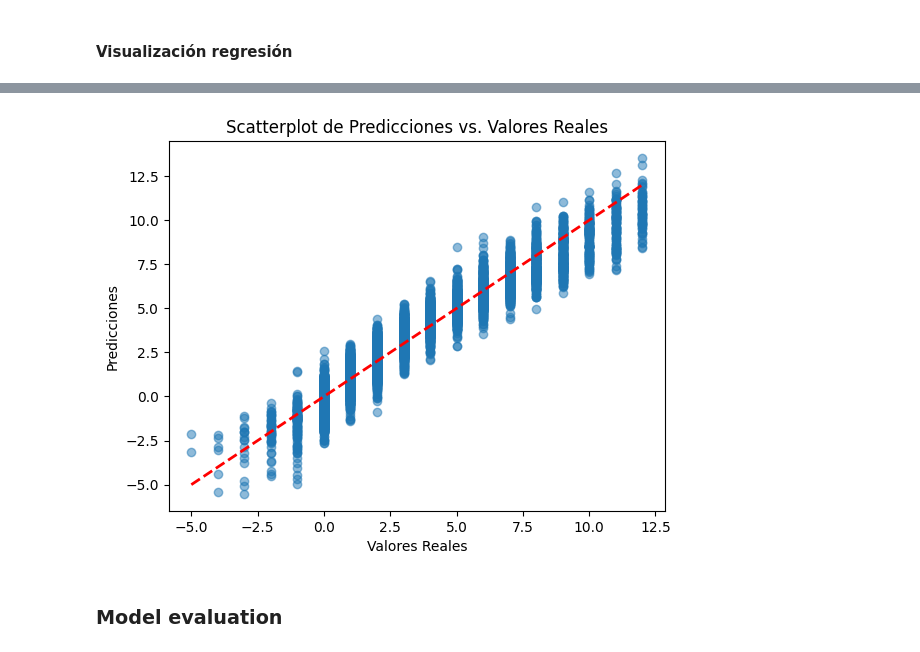
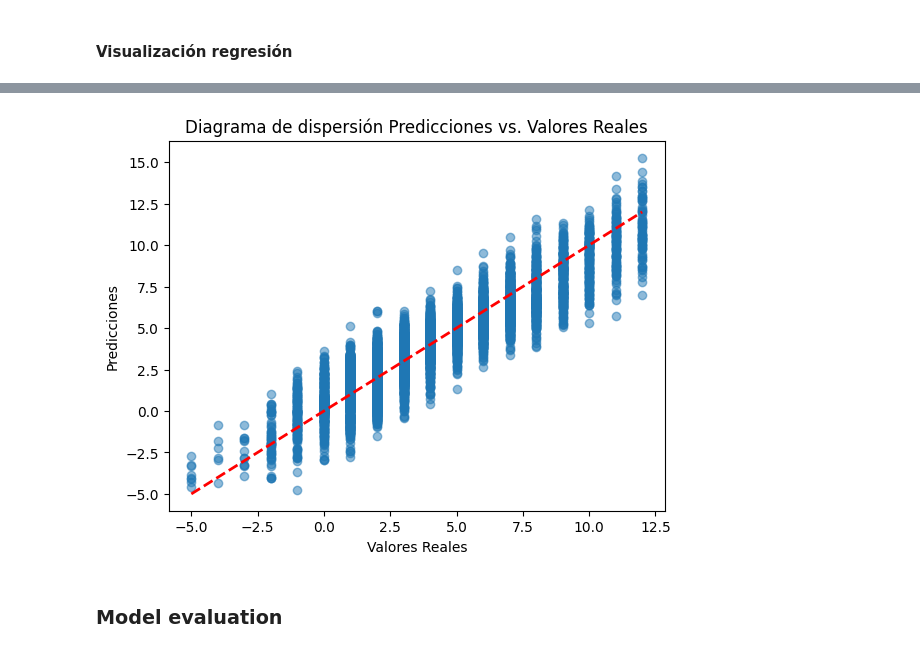
Before and after one commit to fernandez-a/La-liga-fantasy-predictor, a Jupyter notebook: la_liga/notebooks/02_train_test_mode.ipynb, the cells around one changed output, grey strips where cells are left out. Cells and saved outputs as stored; diff of their text form; code cells hidden in the pictures.

```diff
--- a/la_liga/notebooks/02_train_test_mode.ipynb
+++ b/la_liga/notebooks/02_train_test_mode.ipynb
@@ -36,7 +47,7 @@ for num_matchweeks in [3, 5, 10]:
 rolling_avg_all = pd.concat(rolling_avgs, axis=1)
 
 
-efficiency_metrics = filtered_data.copy()
+efficiency_metrics = all_seasons_data.copy()
 efficiency_metrics['goals_per_min'] = efficiency_metrics['g'] / efficiency_metrics['mins'].replace(0, 1)
 efficiency_metrics['assists_per_min'] = efficiency_metrics['ga'] / efficiency_metrics['mins'].replace(0, 1)
 efficiency_metrics['recoveries_per_game'] = efficiency_metrics['br'] / efficiency_metrics['mins'].replace(0, 1) * 90
@@ -143,14 +164,14 @@ lr_r2 = r2_score(y_test, lr_predictions)
 # %%
 plt.scatter(y_test, lr_predictions, alpha=0.5)
 
 plt.plot([min(y_test), max(y_test)], [min(y_test), max(y_test)], linestyle='--', color='red', linewidth=2)
-plt.title('Scatterplot de Predicciones vs. Valores Reales')
+plt.title('Diagrama de dispersión Predicciones vs. Valores Reales')
 plt.xlabel('Valores Reales')
 plt.ylabel('Predicciones')
 plt.savefig('./figures/scatter_linear_regression.png')
 plt.show()
 # %% [output]
-[figure, old version]
+[figure, new version]
 # %%
 plt.figure(figsize=(8, 6))
 plt.scatter(y_test, y_pred, alpha=0.5)
```
Also changed, not shown: parts of 21 cells of this notebook, 4 other files.
